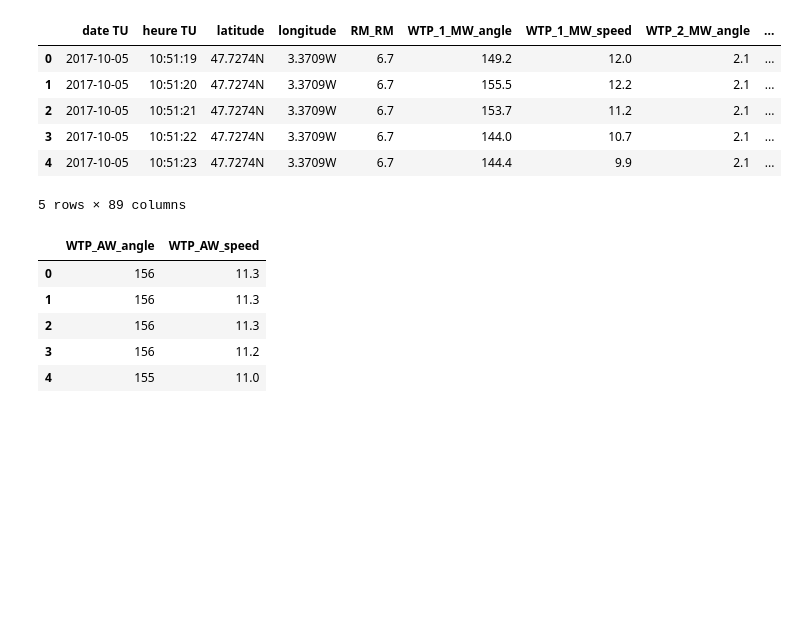
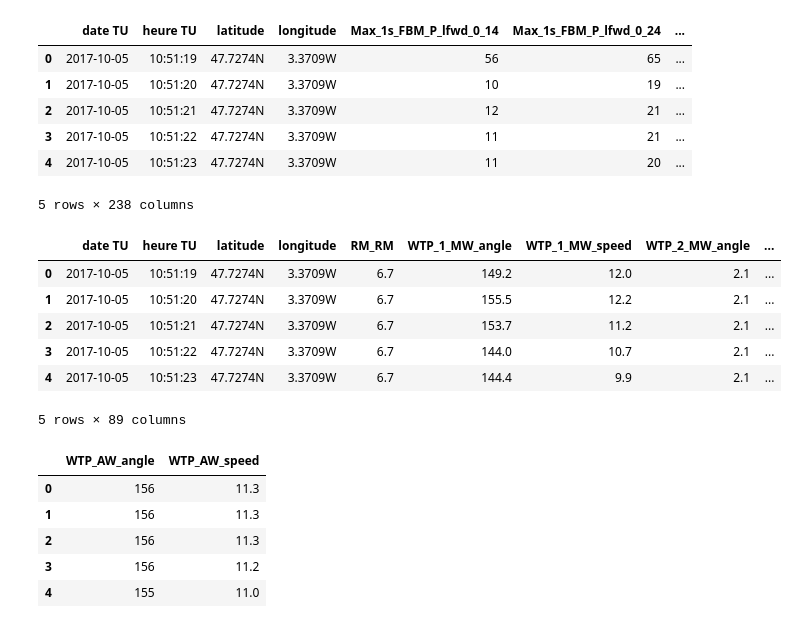
Before and after one commit to mickeycj/france-internship-project, a Jupyter notebook: plot_bins.ipynb, the cells around one changed output. Drawn from its saved outputs; the diff is of its cells as text; code cells hidden in the pictures; blank space fills up the shorter version.

```diff
--- a/plot_bins.ipynb
+++ b/plot_bins.ipynb
@@ -70,4 +70,18 @@ def plot_boxplot(df, column, outliers):
     plt.tight_layout()
     plt.show()
     plt.clf()
+# %%
+# Read from CSV.
+df = read_csv('./data/datalog-05102017-Full_1Hz.1s_clean.csv')
+
+# Show examples of the data.
+df.head()
+# %% [output]
+|  | date TU | heure TU | latitude | longitude | Max_1s_FBM_P_lfwd_0_14 | Max_1s_FBM_P_lfwd_0_24 | ... |
+| 0 | 2017-10-05 | 10:51:19 | 47.7274N | 3.3709W | 56 | 65 | ... |
+| 1 | 2017-10-05 | 10:51:20 | 47.7274N | 3.3709W | 10 | 19 | ... |
+| 2 | 2017-10-05 | 10:51:21 | 47.7274N | 3.3709W | 12 | 21 | ... |
+| 3 | 2017-10-05 | 10:51:22 | 47.7274N | 3.3709W | 11 | 21 | ... |
+| 4 | 2017-10-05 | 10:51:23 | 47.7274N | 3.3709W | 11 | 20 | ... |
+5 rows × 238 columns
 # %%
```
Also changed, not shown: parts of 1 cell of this notebook.
